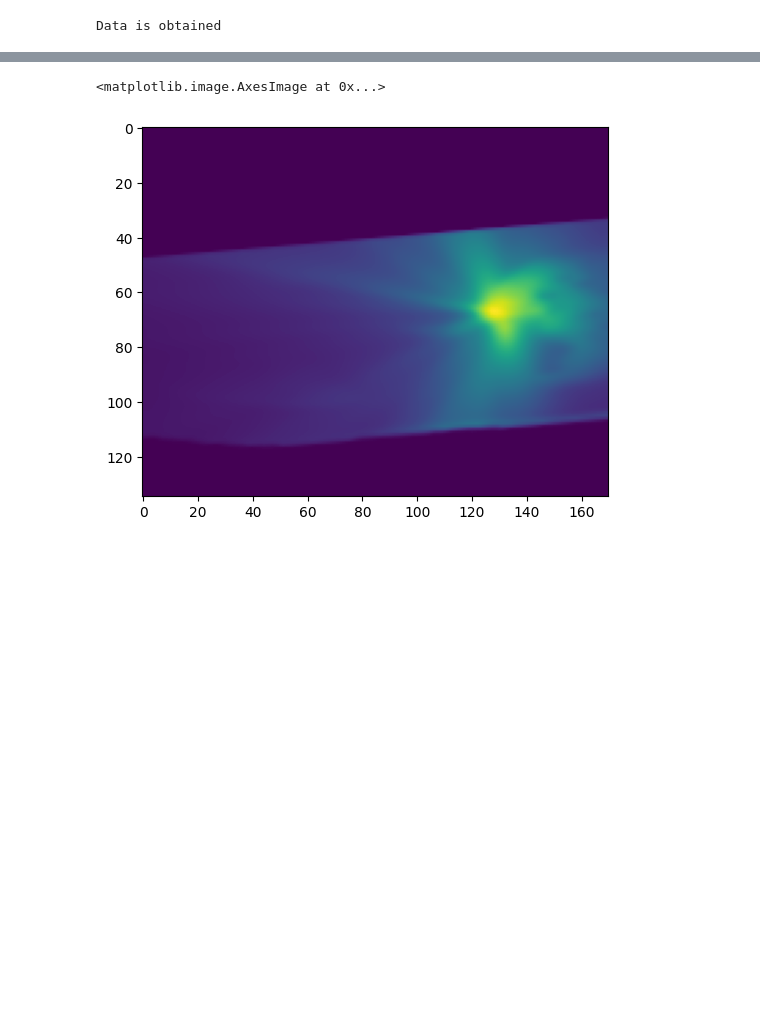
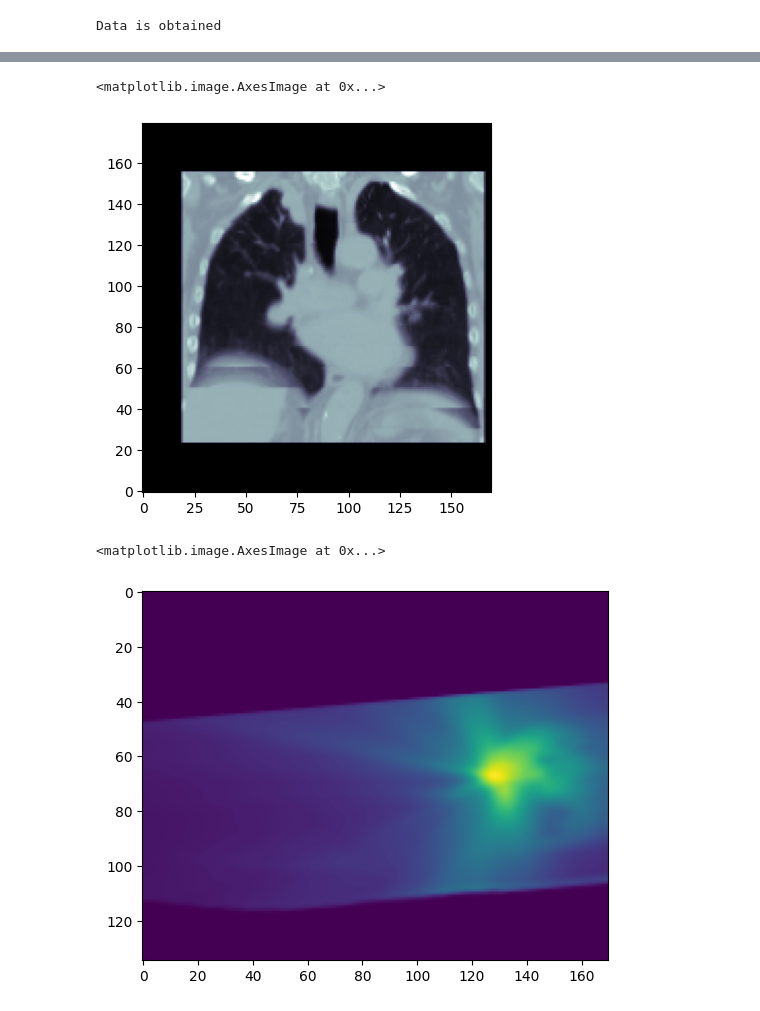
Before and after one commit to DLinRadiotherapyUMCG/PR3DICTR, a Jupyter notebook: notebooks/01_LearningExamples/02_ValidateAugImages.ipynb, the cells around one changed output, grey strips where cells are left out. Saved outputs shown, nothing was run; the diff lists cells and outputs as text; code cells hidden in the pictures; blank space fills up the shorter version.

```diff
--- a/notebooks/01_LearningExamples/02_ValidateAugImages.ipynb
+++ b/notebooks/01_LearningExamples/02_ValidateAugImages.ipynb
@@ -86,3 +87,9 @@ plt.imshow(CT_image[100,:,:], cmap = "bone")
+# %%
+CT_image = data[0][11,0,:,:,:]
+plt.imshow(CT_image[:,80,:], cmap = "bone", origin="lower")
+# %% [output]
+<matplotlib.image.AxesImage at 0x...>
+[figure, added]
 # %%
 plt.imshow(CT_image[120,:,:])
 # %% [output]
```
Also changed, not shown: parts of 3 cells of this notebook, 8 other files.
